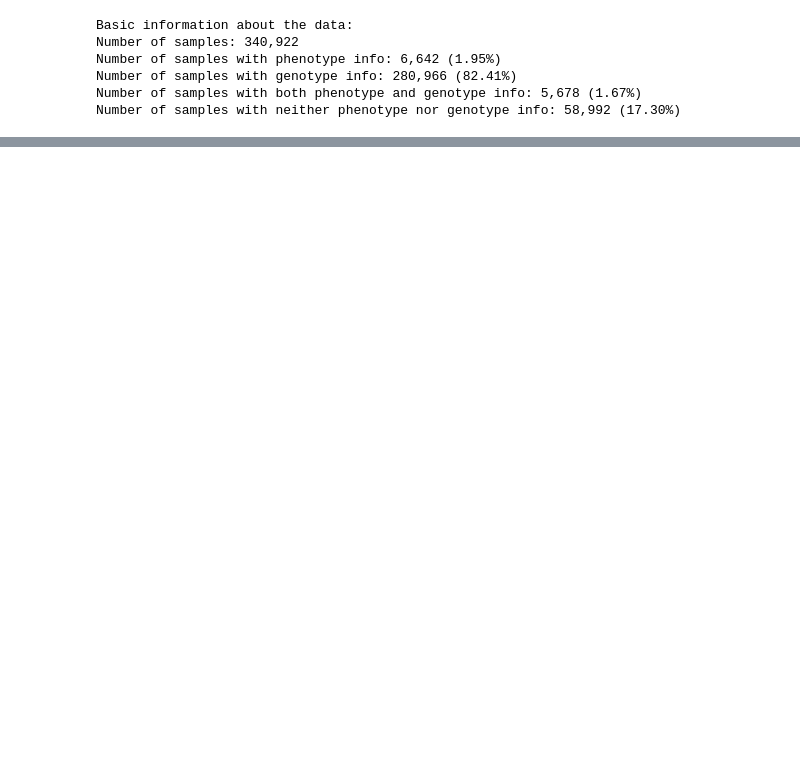
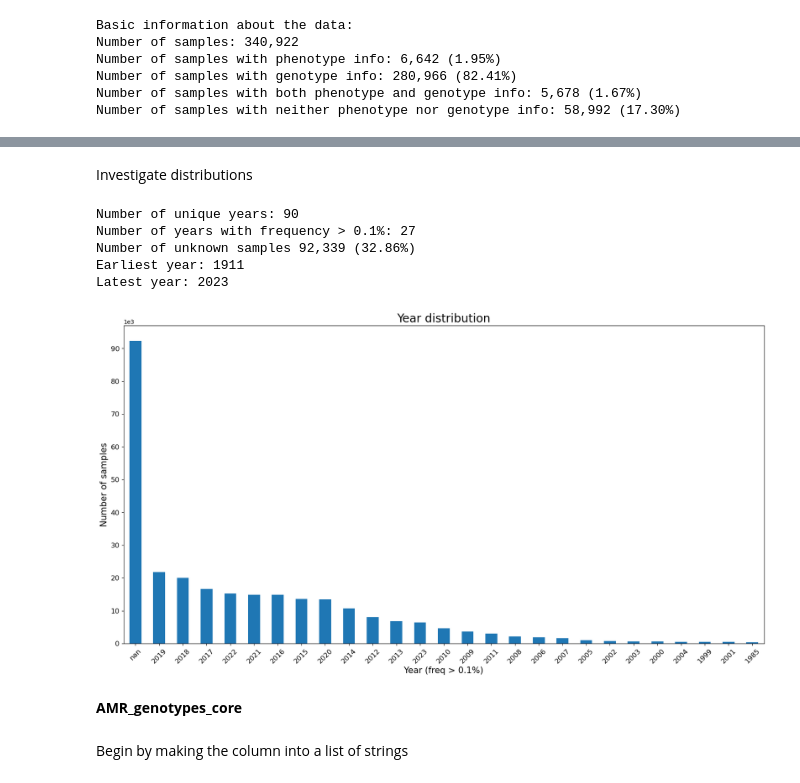
Before and after one commit to jespeols/ARFusion, a Jupyter notebook: code/data_preprocessing.ipynb, the cells around one changed output, grey strips where cells are left out. Drawn from its saved outputs; the diff is of its cells as text; code cells hidden in the pictures; blank space fills up the shorter version.

```diff
--- a/code/data_preprocessing.ipynb
+++ b/code/data_preprocessing.ipynb
@@ -101,0 +175,6 @@ Number of samples with neither phenotype nor genotype info: 58,992 (17.30%)
+# %%
+alternative_nan = ['missing']
+df_geno.loc[:,'collection_date'] = df_geno['collection_date'].replace(alternative_nan, np.nan)
+df_geno.loc[:,'collection_date'] = df_geno['collection_date'].str.split('-').str[0]
+df_geno.loc[:,'collection_date'] = df_geno['collection_date'].str.split('/').str[0]
+df_geno.rename(columns={'collection_date': 'year'}, inplace=True)
@@ -101,0 +199,34 @@ Number of samples with neither phenotype nor genotype info: 58,992 (17.30%)
+# %% [markdown]
+Investigate distributions
+# %%
+percentage_threshold = 0.001
+frequncy_threshold = int(num_samples * percentage_threshold)
+year_counts = df_geno['year'].value_counts(dropna=False)
+df_year_filtered = year_counts[year_counts > frequncy_threshold]
+print(f"Number of unique years: {df_geno['year'].nunique():,}")
+print(f"Number of years with frequency > {percentage_threshold:.1%}: {df_year_filtered.shape[0]}")
+print(f"Number of unknown samples {year_counts[np.nan]:,} ({year_counts[np.nan]/num_geno_samples:.2%})")
+
+df_geno_notnan = df_geno[df_geno['year'].notnull()].astype({'year': 'int32'})
+print(f"Earliest year: {df_geno_notnan['year'].min()}")
+print(f"Latest year: {df_geno_notnan['year'].max()}")
+
+ax = df_year_filtered.plot(
+    kind='bar', figsize=(20, 10), fontsize=12, rot=45
+)
+# change yticks to scientific notation
+ax.ticklabel_format(axis='y', style='sci', scilimits=(3,3))
+ax.set_yticks(np.arange(0, 91e3, 10e3))
+ax.set_title('Year distribution', fontsize=20)
+ax.set_xlabel(f'Year (freq > {percentage_threshold:.1%})', fontsize=15)
+ax.set_ylabel('Number of samples', fontsize=15)
+ax.figure.savefig('results/year_distr_filtered.png', bbox_inches='tight', dpi=300)
+# %% [output]
+Number of unique years: 90
+Number of years with frequency > 0.1%: 27
+Number of unknown samples 92,339 (32.86%)
+Earliest year: 1911
+Latest year: 2023
+[figure, added]
+# %% [markdown]
+**AMR_genotypes_core**
@@ -101,0 +237,2 @@ Number of samples with neither phenotype nor genotype info: 58,992 (17.30%)
+# %% [markdown]
+Begin by making the column into a list of strings
```
Also changed, not shown: parts of 35 cells of this notebook.
